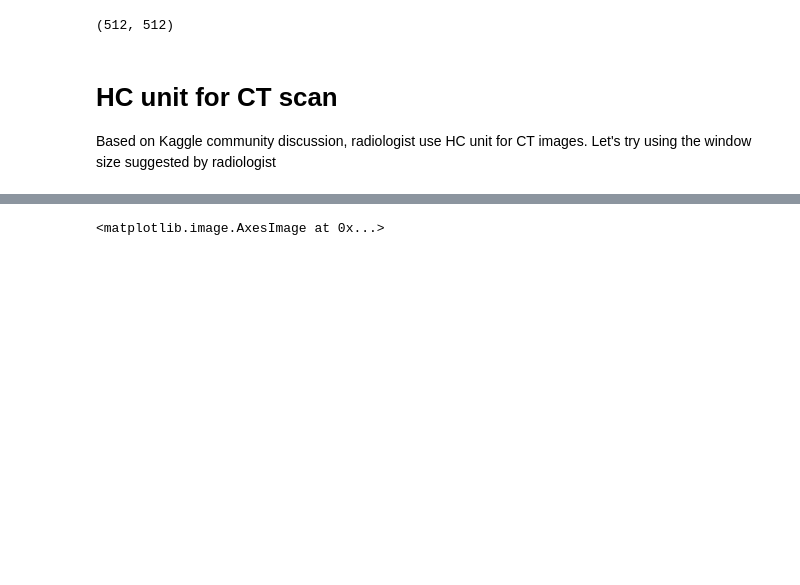
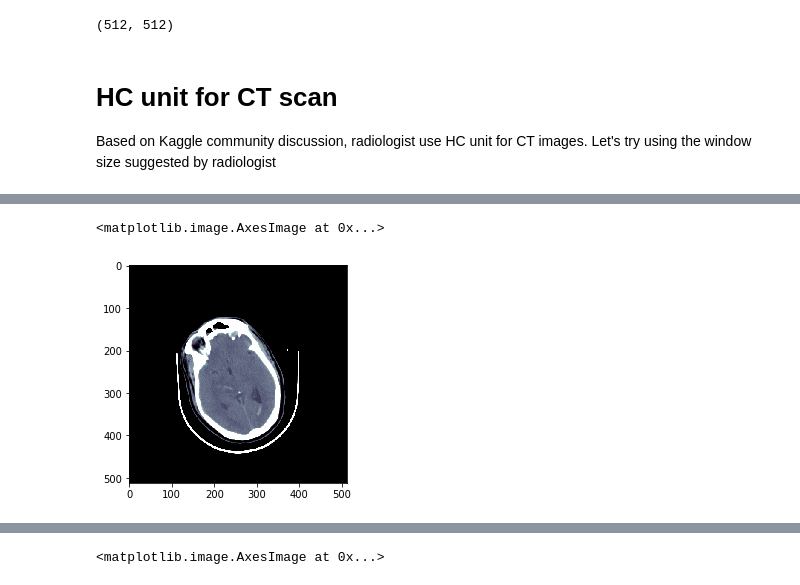
Before and after one commit to heye0507/kaggle-rsna, a Jupyter notebook: 01_Data_exploartion.ipynb, the cells around one changed output, grey strips where cells are left out. Drawn from its saved outputs; the diff is of its cells as text; code cells hidden in the pictures; blank space fills up the shorter version.

```diff
--- a/01_Data_exploartion.ipynb
+++ b/01_Data_exploartion.ipynb
@@ -107,8 +154,7 @@ Based on Kaggle community discussion, radiologist use HC unit for CT images. Let
 # %%
-window_center = 40
-window_width = 80
 def window_and_normalize(im):
+    window_center = get_dicom_single_value(im.WindowCenter)
+    window_width = get_dicom_single_value(im.WindowWidth) // 2
     rescaled = im.pixel_array * float(im.RescaleSlope) + float(im.RescaleIntercept)
     windowed = rescaled.clip(min=window_center-window_width, max=window_center+window_width)
-
     return (windowed + np.negative(window_center-window_width)) / (window_width * 2 * 1/255)
@@ -114,0 +166,5 @@ def window_and_normalize(im):
+# %%
+plt.imshow(window_and_normalize(im),cmap=plt.cm.bone)
+# %% [output]
+<matplotlib.image.AxesImage at 0x...>
+[figure, added]
```
Also changed, not shown: parts of 38 cells of this notebook, 3 other files.
